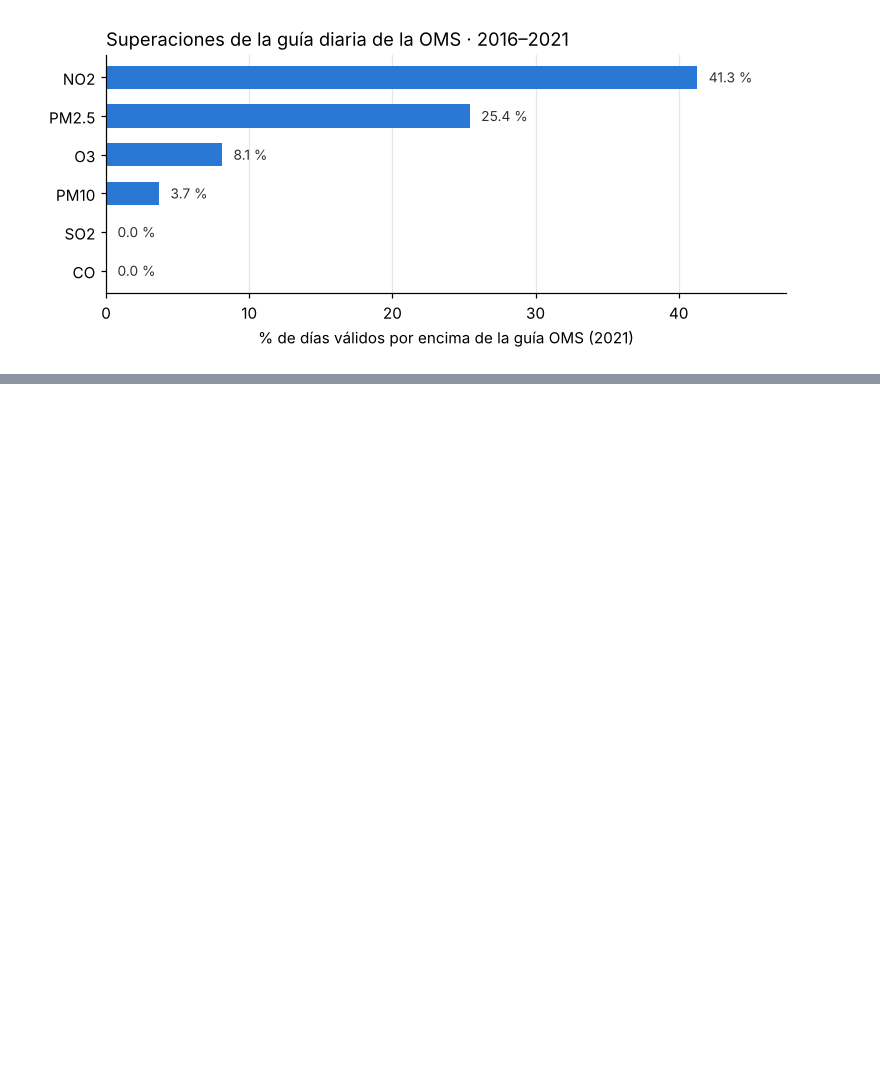
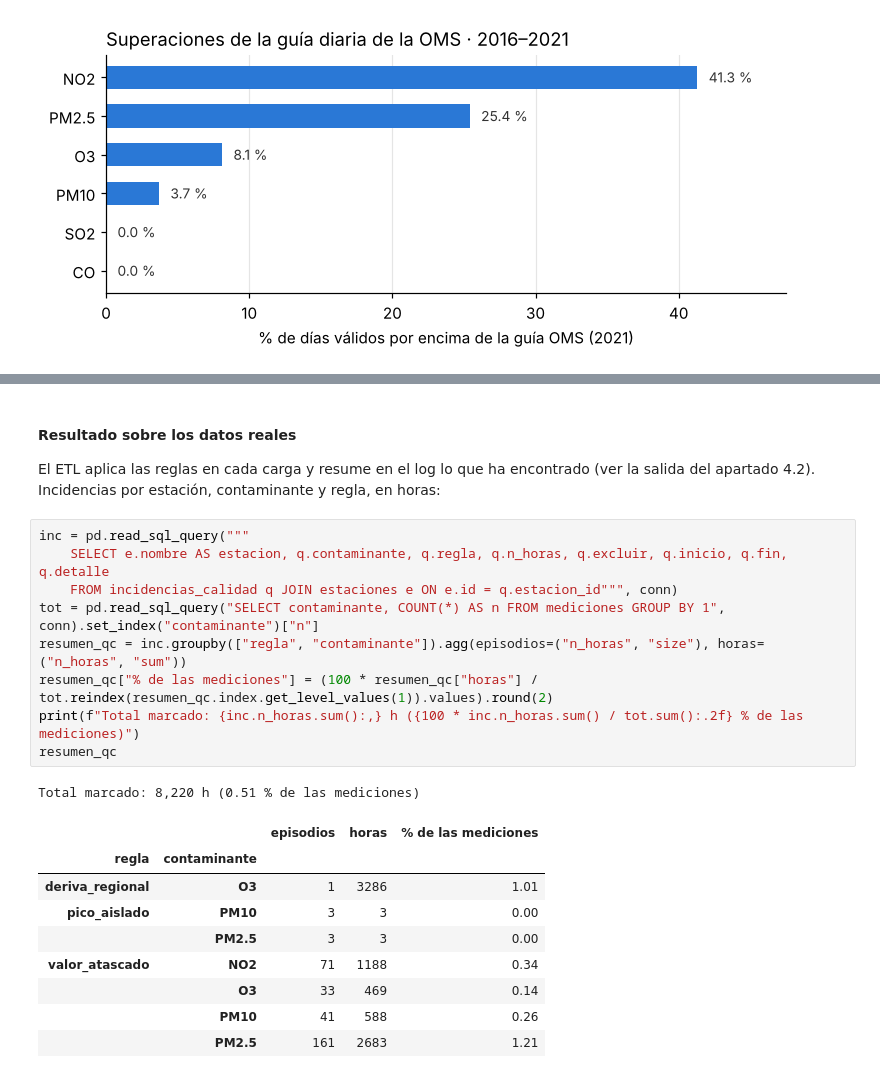
Before and after one commit to AdrianColomoMoragues/aire-valencia-dashboard, a Jupyter notebook: Documentation.ipynb, the cells around one changed output, grey strips where cells are left out. Cells and saved outputs as stored; diff of their text form; blank space fills up the shorter version.

```diff
--- a/Documentation.ipynb
+++ b/Documentation.ipynb
@@ -527,0 +537,24 @@ El O₃ y el NO₂ se comportan como era de esperar. El O₃ se forma con la rad
+# %% [markdown]
+#### Resultado sobre los datos reales
+
+El ETL aplica las reglas en cada carga y resume en el log lo que ha encontrado (ver la salida del apartado 4.2). Incidencias por estación, contaminante y regla, en horas:
+# %%
+inc = pd.read_sql_query("""
+    SELECT e.nombre AS estacion, q.contaminante, q.regla, q.n_horas, q.excluir, q.inicio, q.fin, q.detalle
+    FROM incidencias_calidad q JOIN estaciones e ON e.id = q.estacion_id""", conn)
+tot = pd.read_sql_query("SELECT contaminante, COUNT(*) AS n FROM mediciones GROUP BY 1", conn).set_index("contaminante")["n"]
+resumen_qc = inc.groupby(["regla", "contaminante"]).agg(episodios=("n_horas", "size"), horas=("n_horas", "sum"))
+resumen_qc["% de las mediciones"] = (100 * resumen_qc["horas"] / tot.reindex(resumen_qc.index.get_level_values(1)).values).round(2)
+print(f"Total marcado: {inc.n_horas.sum():,} h ({100 * inc.n_horas.sum() / tot.sum():.2f} % de las mediciones)")
+resumen_qc
+# %% [output]
+Total marcado: 8,220 h (0.51 % de las mediciones)
+|  |  | episodios | horas | % de las mediciones |
+| regla | contaminante |  |  |  |
+| deriva_regional | O3 | 1 | 3286 | 1.01 |
+| pico_aislado | PM10 | 3 | 3 | 0.00 |
+|  | PM2.5 | 3 | 3 | 0.00 |
+| valor_atascado | NO2 | 71 | 1188 | 0.34 |
+|  | O3 | 33 | 469 | 0.14 |
+|  | PM10 | 41 | 588 | 0.26 |
+|  | PM2.5 | 161 | 2683 | 1.21 |
```
Also changed, not shown: parts of 12 cells of this notebook, 6 other files.
